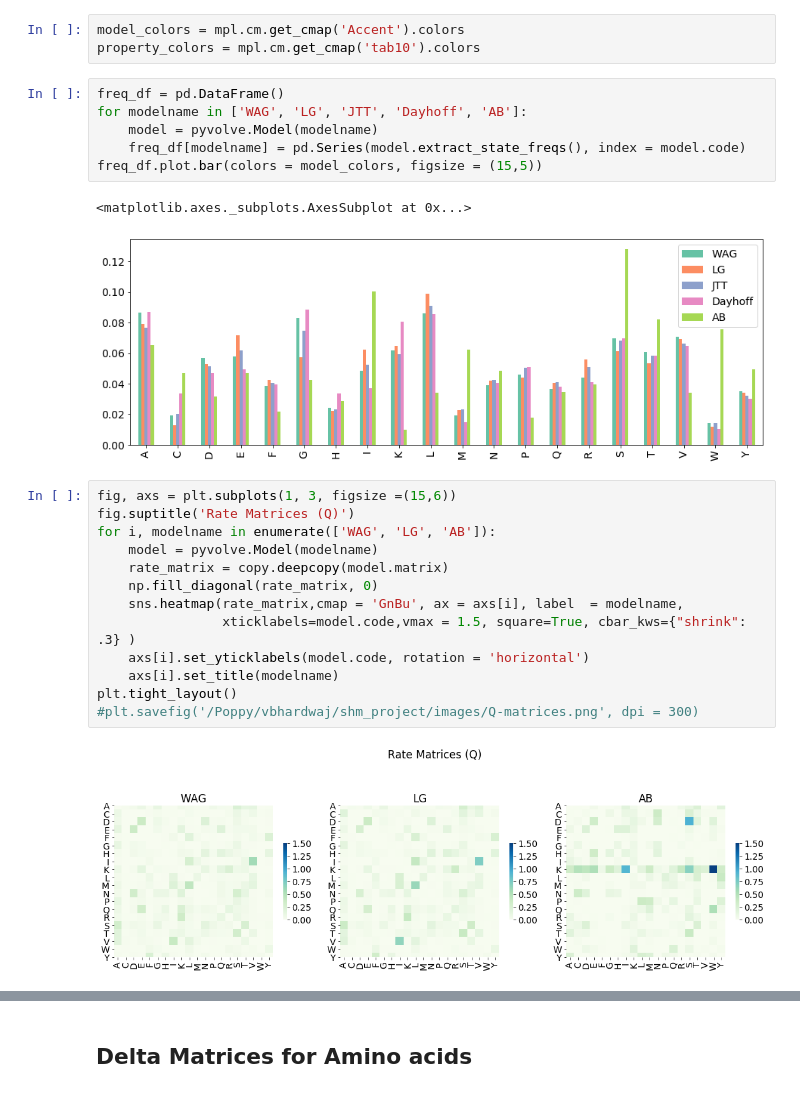
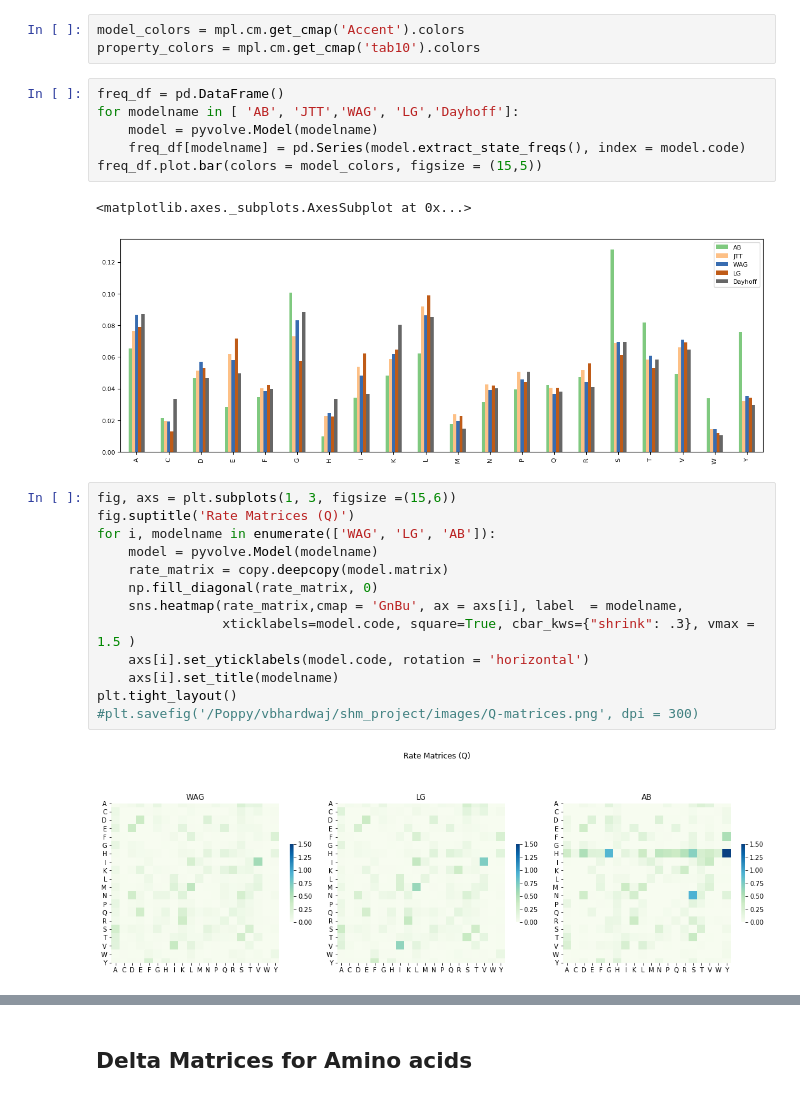
Before and after one commit to vinnub/Ig_SHM, a Jupyter notebook: test_pyvolve.ipynb, the cells around one changed output, grey strips where cells are left out. Saved outputs shown, nothing was run; the diff lists cells and outputs as text.

```diff
--- a/test_pyvolve.ipynb
+++ b/test_pyvolve.ipynb
@@ -23,13 +25,13 @@ model_colors = mpl.cm.get_cmap('Accent').colors
 property_colors = mpl.cm.get_cmap('tab10').colors
 # %%
 freq_df = pd.DataFrame()
-for modelname in ['WAG', 'LG', 'JTT', 'Dayhoff', 'AB']:
+for modelname in [ 'AB', 'JTT','WAG', 'LG','Dayhoff']:
     model = pyvolve.Model(modelname)
     freq_df[modelname] = pd.Series(model.extract_state_freqs(), index = model.code)
 freq_df.plot.bar(colors = model_colors, figsize = (15,5))
 # %% [output]
 <matplotlib.axes._subplots.AxesSubplot at 0x...>
-[figure, old version]
+[figure, new version]
 # %%
 fig, axs = plt.subplots(1, 3, figsize =(15,6))
 fig.suptitle('Rate Matrices (Q)')
@@ -38,13 +40,13 @@ for i, modelname in enumerate(['WAG', 'LG', 'AB']):
     rate_matrix = copy.deepcopy(model.matrix)
     np.fill_diagonal(rate_matrix, 0)
     sns.heatmap(rate_matrix,cmap = 'GnBu', ax = axs[i], label  = modelname,
-                xticklabels=model.code,vmax = 1.5, square=True, cbar_kws={"shrink": .3} )
+                xticklabels=model.code, square=True, cbar_kws={"shrink": .3}, vmax = 1.5 )
     axs[i].set_yticklabels(model.code, rotation = 'horizontal')
     axs[i].set_title(modelname)
 plt.tight_layout()
 #plt.savefig('/Poppy/vbhardwaj/shm_project/images/Q-matrices.png', dpi = 300)
 # %% [output]
-[figure, old version]
+[figure, new version]
 # %%
 fig, axs = plt.subplots(1, 3, figsize =(15,6))
 fig.suptitle('Transition Probabilities (TQ=1 mutation per site)')
```
Also changed, not shown: parts of 22 cells of this notebook, 3 other files.
